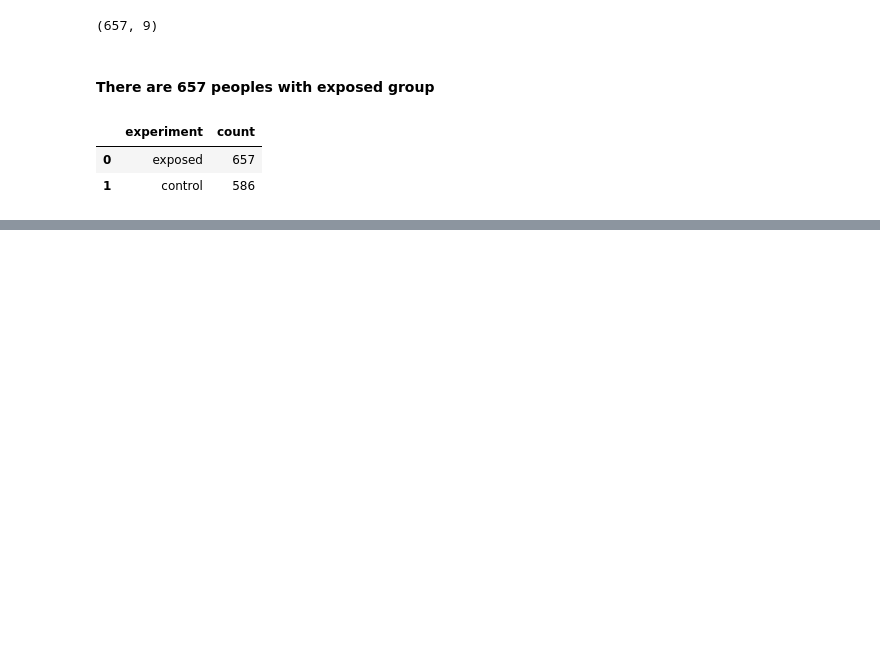
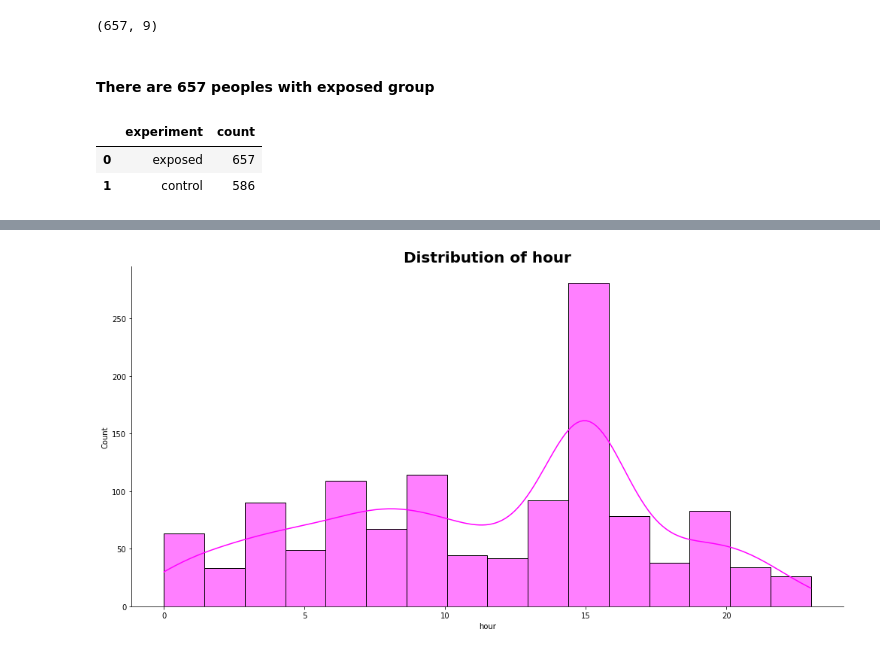
Before and after one commit to toussyn/abtest-mlops, a Jupyter notebook: notebooks/exploratory_data_analysis.ipynb, the cells around one changed output, grey strips where cells are left out. Cells and saved outputs as stored; diff of their text form; code cells hidden in the pictures; blank space fills up the shorter version.

```diff
--- a/notebooks/exploratory_data_analysis.ipynb
+++ b/notebooks/exploratory_data_analysis.ipynb
@@ -221,0 +257,4 @@ NameError: name 'exploration' is not defined
+# %%
+fig = visualization.plot_hist(response,'hour','magenta')
+# %% [output]
+[figure, added]
```
Also changed, not shown: parts of 6 cells of this notebook.
